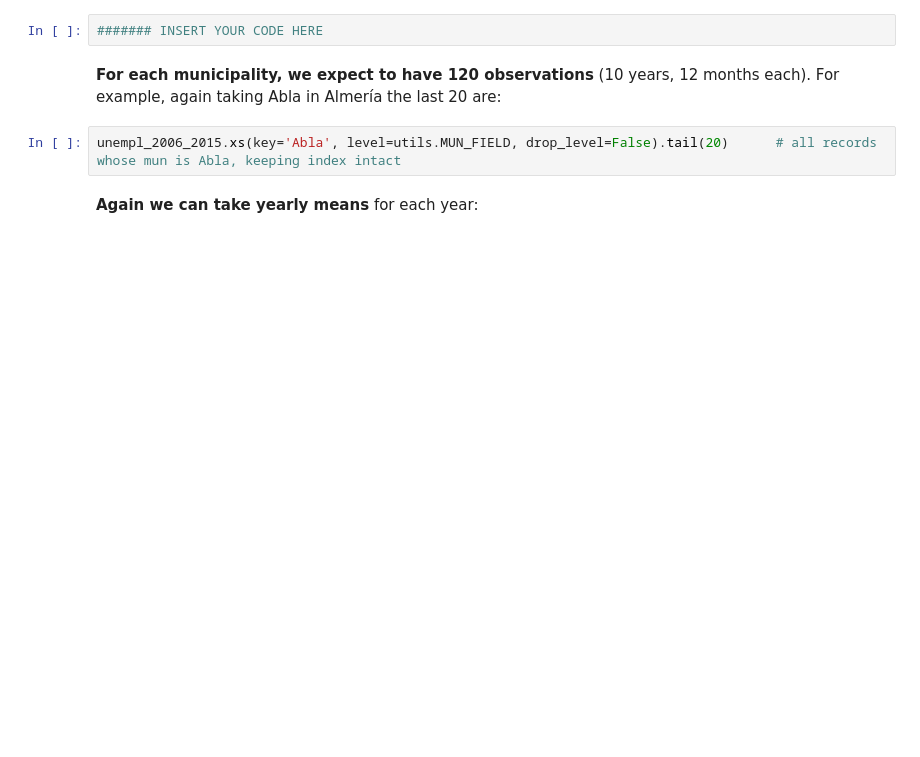
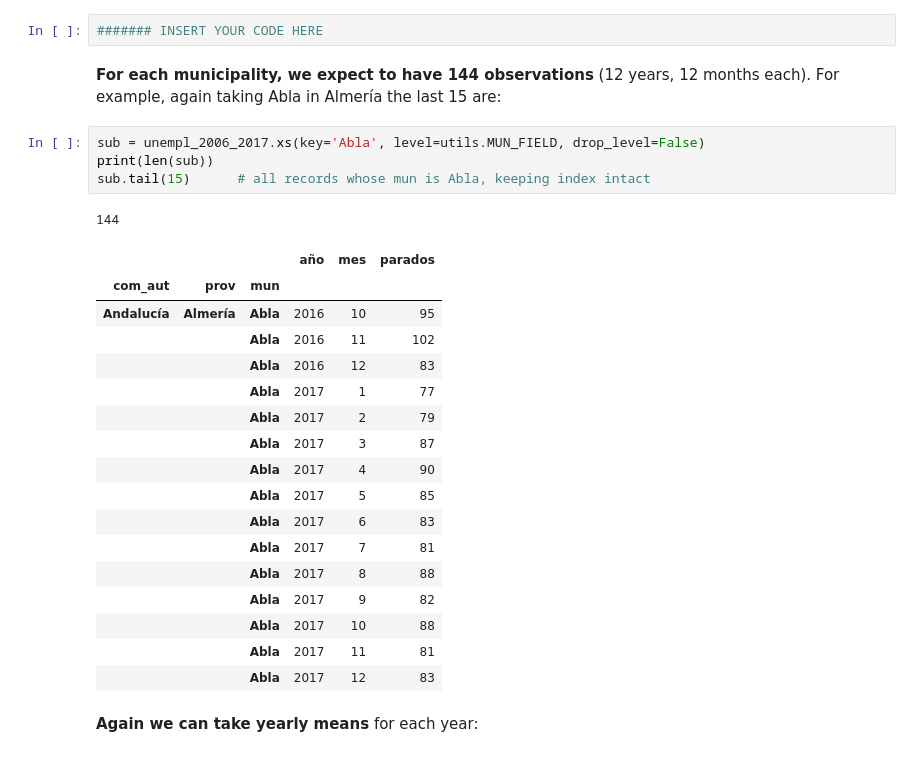
Before and after one commit to jorloplaz/teaching_material, a Jupyter notebook: SVM/svmUnemployment/svmUnemployment_student.ipynb, the cells around one changed output. Drawn from its saved outputs; the diff is of its cells as text; blank space fills up the shorter version.

```diff
--- a/SVM/svmUnemployment/svmUnemployment_student.ipynb
+++ b/SVM/svmUnemployment/svmUnemployment_student.ipynb
@@ -243,9 +374,30 @@ prev_years
 # %%
 ####### INSERT YOUR CODE HERE
 # %% [markdown]
-**For each municipality, we expect to have 120 observations** (10 years, 12 months each). For example, again taking Abla in Almería the last 20 are:
+**For each municipality, we expect to have 144 observations** (12 years, 12 months each). For example, again taking Abla in Almería the last 15 are:
 # %%
-unempl_2006_2015.xs(key='Abla', level=utils.MUN_FIELD, drop_level=False).tail(20)      # all records whose mun is Abla, keeping index intact
+sub = unempl_2006_2017.xs(key='Abla', level=utils.MUN_FIELD, drop_level=False)
+print(len(sub))
+sub.tail(15)      # all records whose mun is Abla, keeping index intact
+# %% [output]
+144
+|  |  |  | año | mes | parados |
+| com_aut | prov | mun |  |  |  |
+| Andalucía | Almería | Abla | 2016 | 10 | 95 |
+|  |  | Abla | 2016 | 11 | 102 |
+|  |  | Abla | 2016 | 12 | 83 |
+|  |  | Abla | 2017 | 1 | 77 |
+|  |  | Abla | 2017 | 2 | 79 |
+|  |  | Abla | 2017 | 3 | 87 |
+|  |  | Abla | 2017 | 4 | 90 |
+|  |  | Abla | 2017 | 5 | 85 |
+|  |  | Abla | 2017 | 6 | 83 |
+|  |  | Abla | 2017 | 7 | 81 |
+|  |  | Abla | 2017 | 8 | 88 |
+|  |  | Abla | 2017 | 9 | 82 |
+|  |  | Abla | 2017 | 10 | 88 |
+|  |  | Abla | 2017 | 11 | 81 |
+|  |  | Abla | 2017 | 12 | 83 |
 # %% [markdown]
 **Again we can take yearly means** for each year:
 # %% [markdown]
```
Also changed, not shown: parts of 90 cells of this notebook, 1 other file.
